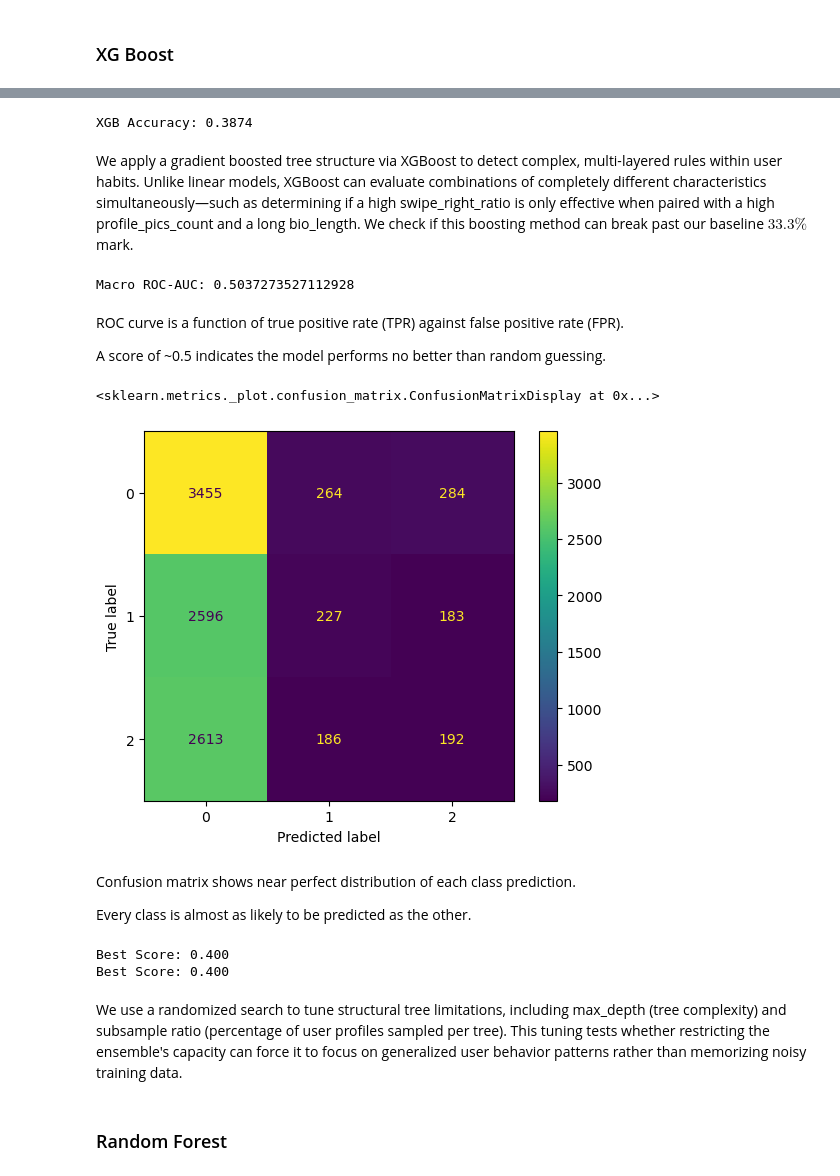
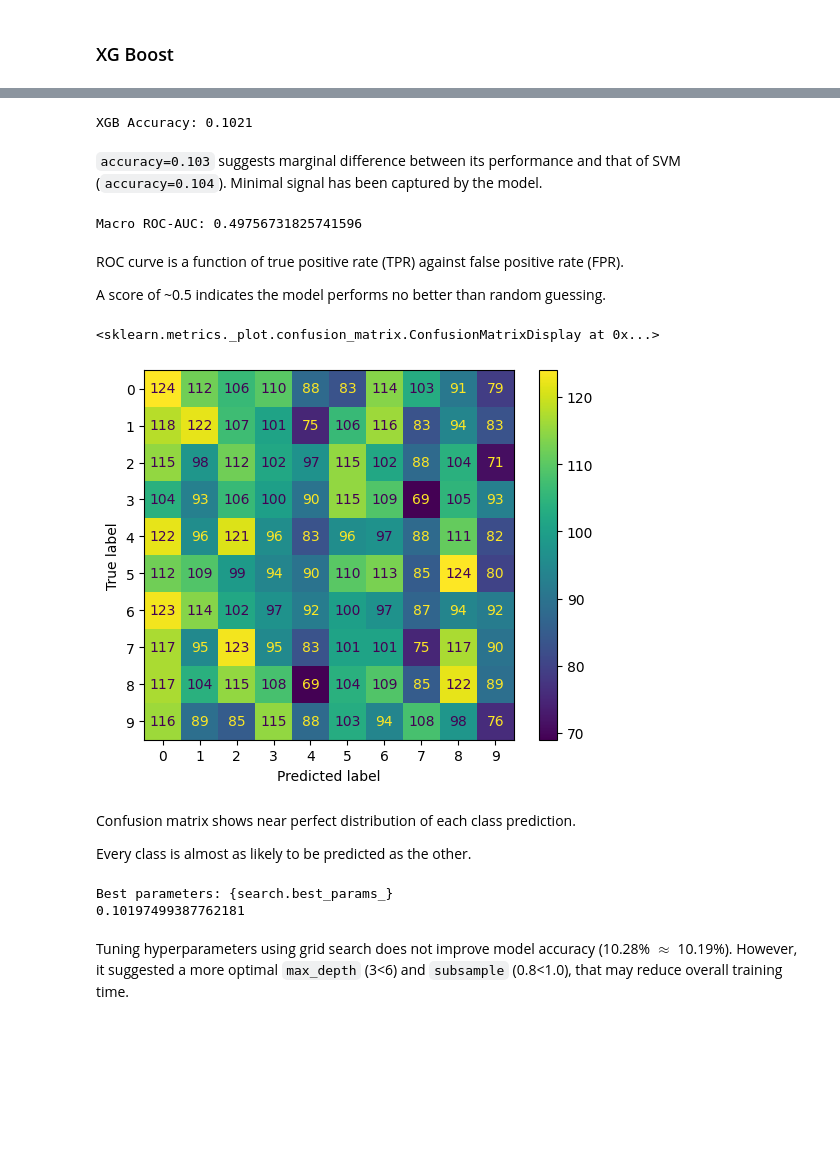
Before and after one commit to Srinivaas-only/-Tying-the-Data-Knot-Love-Life-Likes-, a Jupyter notebook: Model.ipynb, the cells around one changed output, grey strips where cells are left out. Saved outputs shown, nothing was run; the diff lists cells and outputs as text; code cells hidden in the pictures; blank space fills up the shorter version.

```diff
--- a/Model.ipynb
+++ b/Model.ipynb
@@ -125,7 +91,7 @@ grid_knn = GridSearchCV(
     n_jobs=-1
 )
 
-grid_knn.fit(X_train, y_train_grouped)
+grid_knn.fit(X_train, y_train)
 
 print(f"Best Parameters: {grid_knn.best_params_}")
 print(f"Best Score: {grid_knn.best_score_}")
@@ -160,19 +126,8 @@ This elbow plot tracks the classification error rate as the neighborhood paramet
 from sklearn.svm import LinearSVC
 from sklearn.metrics import accuracy_score, precision_score, recall_score, classification_report, confusion_matrix
 
-# Initialize LinearSVC with a random state for consistent behavior
-svm = LinearSVC(max_iter=2000, random_state=42)
-svm.fit(X_train, y_train_grouped)
+svm = LinearSVC()
+svm.fit(X_train, y_train)
 
 svm_pred = svm.predict(X_test)
-svm_acc = accuracy_score(y_test_grouped, svm_pred)
-
-print(f"Baseline SVM Accuracy: {svm_acc:.3f}")
-print(classification_report(y_test_grouped, svm_pred))
-
-# Explicitly map the 3 grouped target classes to descriptive labels
-grouped_outcome_names = {
-    0: "Low Engagement / Success",
-    1: "Medium Engagement / Success",
-    2: "High Engagement / Success"
-}
+svm_acc = accuracy_score(y_test, svm_pred)
@@ -235,27 +220,22 @@ By inspecting the absolute coefficients, we evaluate whether specific features p
 # %%
 # Tune hyperparameters
+
 from sklearn.svm import LinearSVC
 from sklearn.model_selection import GridSearchCV
 
 param_grid = {
-    "C": [0.01, 0.1, 1, 10, 100]
-}
+    "C": [0.01, 0.1, 1, 10, 100]}
 
 grid = GridSearchCV(
-    LinearSVC(max_iter=2000, random_state=42),
+    LinearSVC(),
     param_grid,
     scoring="f1_macro",
     cv=5,
     n_jobs=-1
 )
 
-grid.fit(X_train, y_train_grouped)
+grid.fit(X_train, y_train)
 
-print(f"Best Parameters: {grid.best_params_}")
+print(grid.best_params_)
 print(f"Best macro f1 score: {grid.best_score_:.3f}")
-
-grid_cv_pred = grid.predict(X_test)
-print(f"Tuned SVM Accuracy: {accuracy_score(y_test_grouped, grid_cv_pred):.3f}")
-
-print("Unique labels verified in training:", list(set(y_train_grouped.tolist())))
 # %% [output]
@@ -278,14 +259,14 @@ import xgboost as xgb
 
 params = {
 'objective': 'multi:softprob',
-'num_class': 3,
+'num_class': 10,
 'tree_method': 'hist',
 'max_depth': 6,
 'learning_rate': 0.1
 }
 
-dtrain = xgb.DMatrix(X_train, label=y_train_grouped)
-dtest = xgb.DMatrix(X_test, label=y_test_grouped)
+dtrain = xgb.DMatrix(X_train, label=y_train)
+dtest = xgb.DMatrix(X_test, label=y_test)
 
 model = xgb.train(params, dtrain, num_boost_round=100)
 
@@ -293,16 +274,16 @@ model = xgb.train(params, dtrain, num_boost_round=100)
 probs = model.predict(dtest)
 xgb_pred = probs.argmax(axis=1)
 
-print(f"XGB Accuracy: {accuracy_score(y_test_grouped, xgb_pred)}")
+print(f"XGB Accuracy: {accuracy_score(y_test, xgb_pred)}")
 # %% [output]
-XGB Accuracy: 0.3874
+XGB Accuracy: 0.1021
 # %% [markdown]
-We apply a gradient boosted tree structure via XGBoost to detect complex, multi-layered rules within user habits. Unlike linear models, XGBoost can evaluate combinations of completely different characteristics simultaneously—such as determining if a high swipe_right_ratio is only effective when paired with a high profile_pics_count and a long bio_length. We check if this boosting method can break past our baseline $33.3\%$ mark.
+`accuracy=0.103` suggests marginal difference between its performance and that of SVM (`accuracy=0.104`). Minimal signal has been captured by the model.
 # %%
 from sklearn.metrics import roc_auc_score
 
 auc = roc_auc_score(
-    y_test_grouped,
+    y_test,
     probs,
     multi_class='ovr',  # one-vs-rest
     average='macro'
@@ -310,7 +291,7 @@ auc = roc_auc_score(
 
 print("Macro ROC-AUC:", auc)
 # %% [output]
-Macro ROC-AUC: 0.5037273527112928
+Macro ROC-AUC: 0.49756731825741596
 # %% [markdown]
 ROC curve is a function of true positive rate (TPR) against false positive rate (FPR).
 
@@ -318,12 +299,12 @@ A score of ~0.5 indicates the model performs no better than random guessing.
 # %%
 from sklearn.metrics import ConfusionMatrixDisplay
 
 y_pred = probs.argmax(axis=1)
 
-ConfusionMatrixDisplay.from_predictions(y_test_grouped, y_pred)
+ConfusionMatrixDisplay.from_predictions(y_test, y_pred)
 # %% [output]
 <sklearn.metrics._plot.confusion_matrix.ConfusionMatrixDisplay at 0x...>
-[figure, old version]
+[figure, new version]
 # %% [markdown]
 Confusion matrix shows near perfect distribution of each class prediction.
 
@@ -334,7 +315,7 @@ from sklearn.model_selection import RandomizedSearchCV
 
 xgb_model = XGBClassifier(
     objective='multi:softprob',
-    num_class=3,
+    num_class=10,
     eval_metric='mlogloss',
     tree_method='hist',
     n_estimators=100,
@@ -359,14 +340,12 @@ search = RandomizedSearchCV(
     random_state=42
 )
 
-search.fit(X_train, y_train_grouped)
+search.fit(X_train, y_train)
 
-print(f"Best Score: {search.best_score_:.3f}")
-print(f"Best Score: {search.best_score_:.3f}")
+print("Best parameters: {search.best_params_}")
+print(search.best_score_)
 # %% [output]
-Best Score: 0.400
-Best Score: 0.400
+Best parameters: {search.best_params_}
+0.10197499387762181
 # %% [markdown]
-We use a randomized search to tune structural tree limitations, including max_depth (tree complexity) and subsample ratio (percentage of user profiles sampled per tree). This tuning tests whether restricting the ensemble's capacity can force it to focus on generalized user behavior patterns rather than memorizing noisy training data.
+Tuning hyperparameters using grid search does not improve model accuracy (10.28% $\approx$ 10.19%). However, it suggested a more optimal `max_depth` (3<6) and `subsample` (0.8<1.0), that may reduce overall training time.
-# %% [markdown]
-### Random Forest
```
Also changed, not shown: parts of 33 cells of this notebook, 1 other file.
